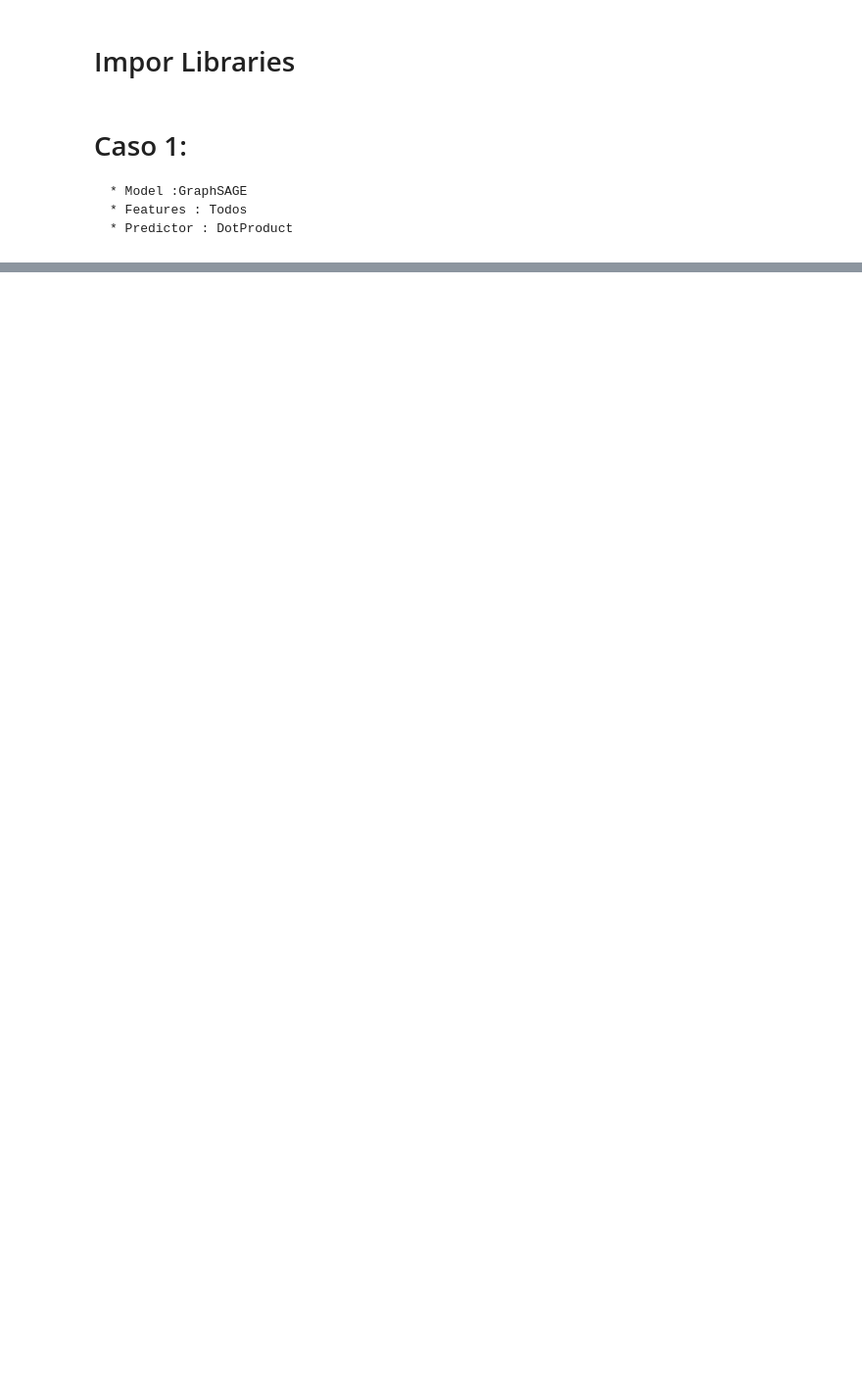
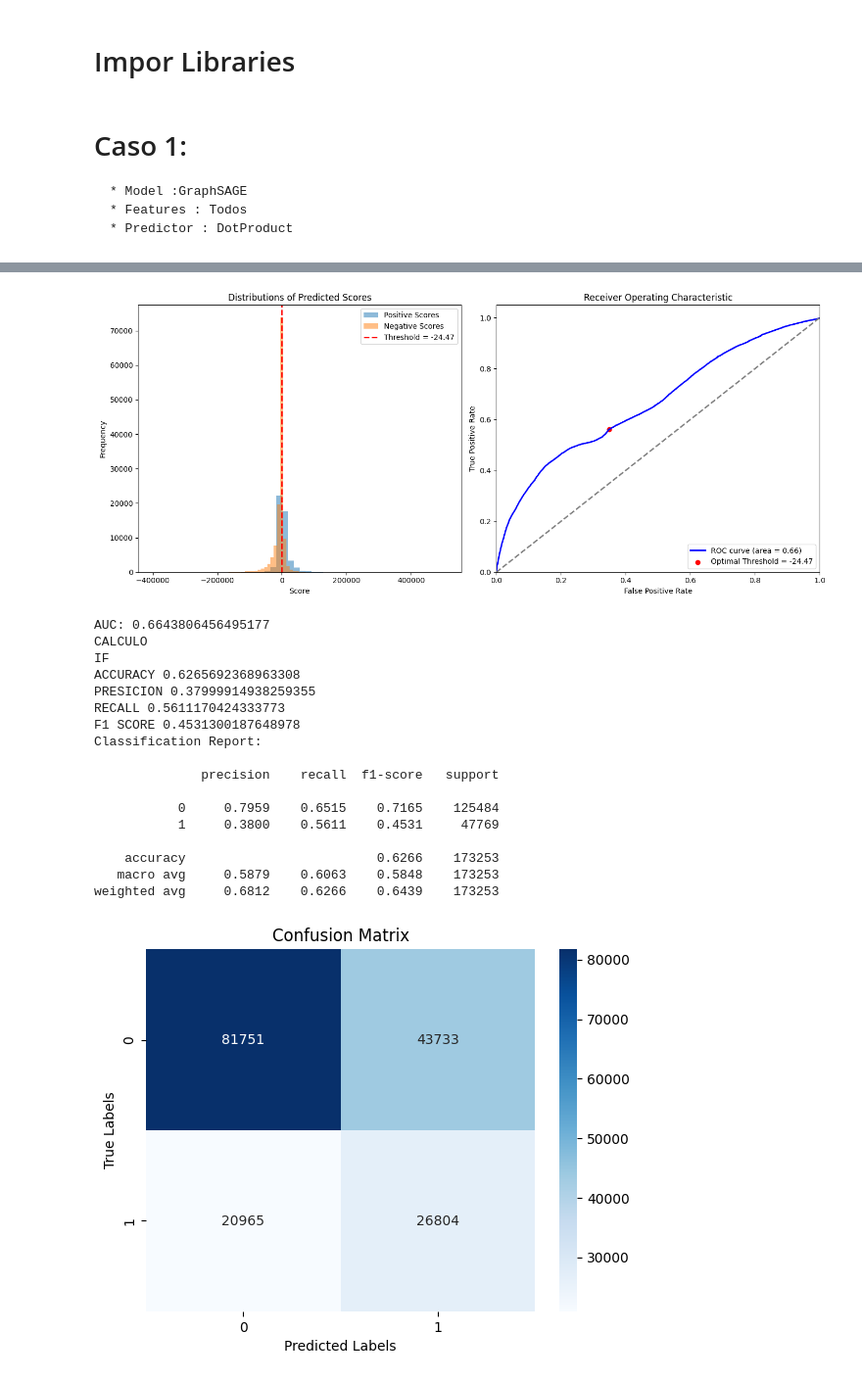
Before and after one commit to valesteban/TESIS, a Jupyter notebook: trainingBinaryClass.ipynb, the cells around one changed output, grey strips where cells are left out. Shown at 98% size. Cells and saved outputs as stored; diff of their text form; code cells hidden in the pictures; blank space fills up the shorter version.

```diff
--- a/trainingBinaryClass.ipynb
+++ b/trainingBinaryClass.ipynb
@@ -200,0 +314,25 @@ F1 SCORE 0.4595563375673455
+# %%
+true_labels = gnn.dgl_graph.edata["Relationship"][test_mak]
+predicted_scores = scores.detach().numpy()[test_mak]
+optimal_threshold = plot_roc_curve(true_labels,predicted_scores)
+cal_acc_pres_f1(predicted_scores,true_labels, threshold=optimal_threshold)
+# %% [output]
+[figure, added]
+AUC: 0.6643806456495177
+CALCULO
+IF
+ACCURACY 0.6265692368963308
+PRESICION 0.37999914938259355
+RECALL 0.5611170424333773
+F1 SCORE 0.4531300187648978
+Classification Report:
+
+              precision    recall  f1-score   support
+
+           0     0.7959    0.6515    0.7165    125484
+           1     0.3800    0.5611    0.4531     47769
+
+    accuracy                         0.6266    173253
+   macro avg     0.5879    0.6063    0.5848    173253
+weighted avg     0.6812    0.6266    0.6439    173253
+[figure, added]
```
Also changed, not shown: parts of 11 cells of this notebook, 1 other file.
